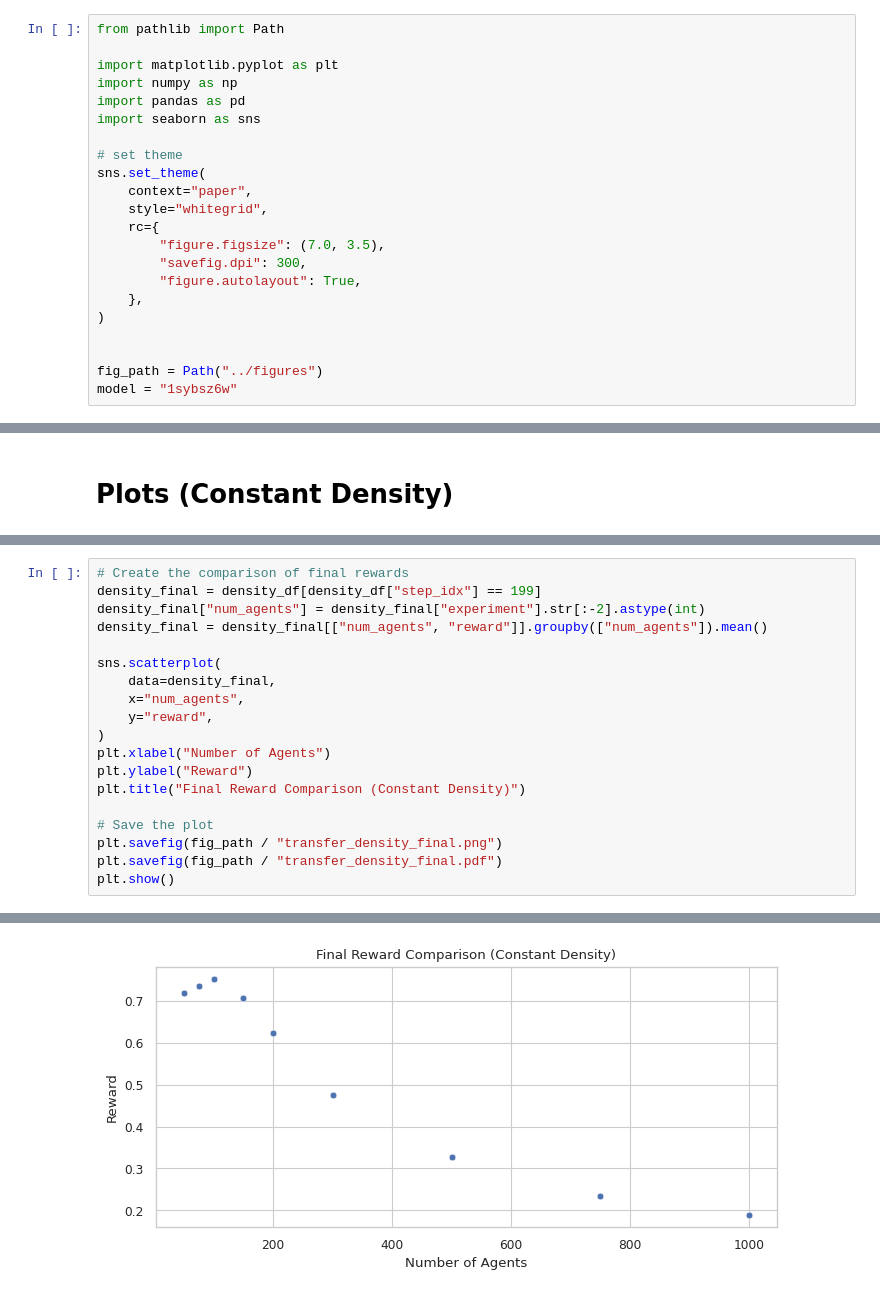
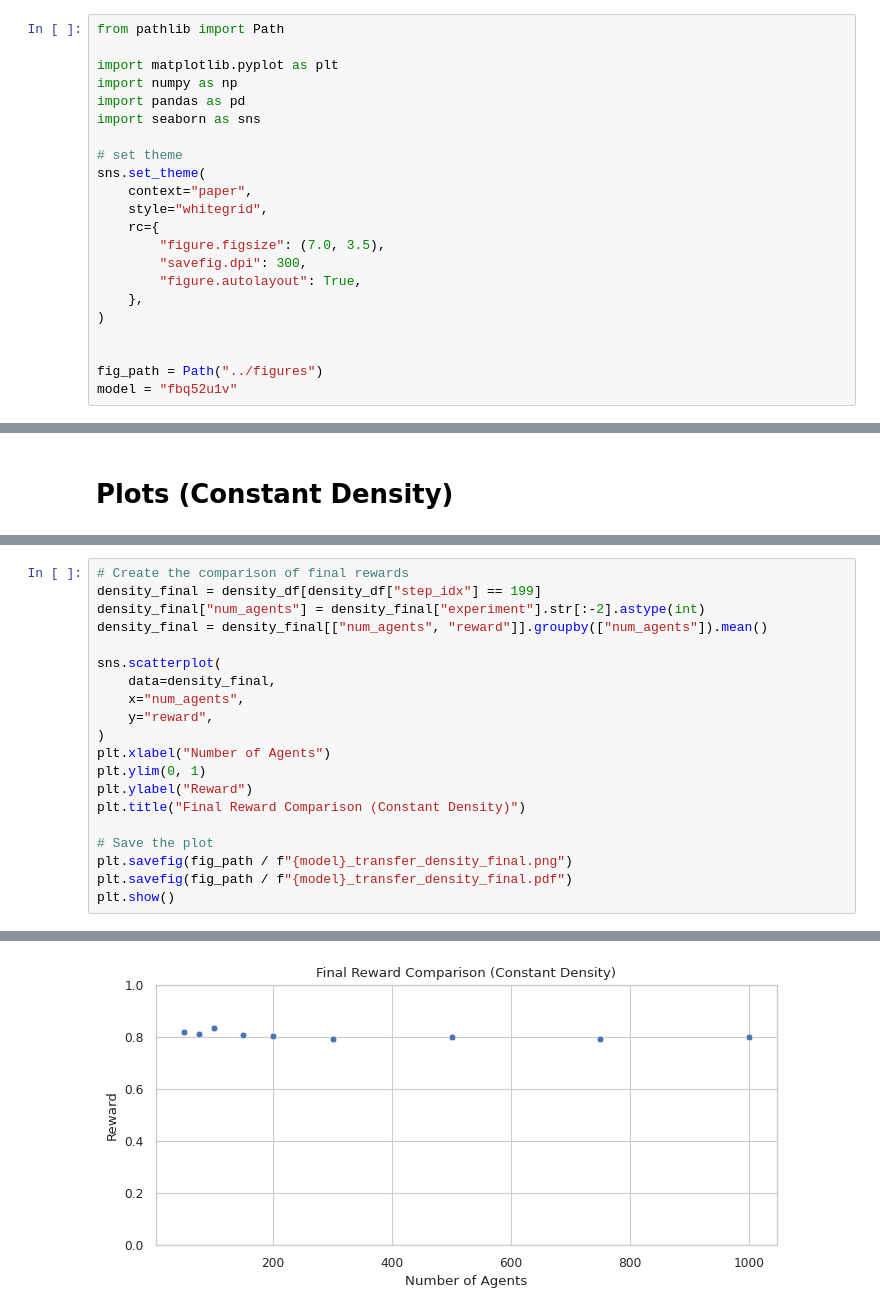
Before and after one commit to Damowerko/motion-planning, a Jupyter notebook: notebooks/transfer.ipynb, the cells around one changed output, grey strips where cells are left out. Saved outputs shown, nothing was run; the diff lists cells and outputs as text.

```diff
--- a/notebooks/transfer.ipynb
+++ b/notebooks/transfer.ipynb
@@ -19,7 +19,7 @@ sns.set_theme(
 
 
 fig_path = Path("../figures")
-model = "1sybsz6w"
+model = "fbq52u1v"
 # %% [markdown]
 # Load Data
 # %%
@@ -175,26 +177,27 @@ plt.show()
 # %%
 # Create the comparison of final rewards
 density_final = density_df[density_df["step_idx"] == 199]
 density_final["num_agents"] = density_final["experiment"].str[:-2].astype(int)
 density_final = density_final[["num_agents", "reward"]].groupby(["num_agents"]).mean()
 
 sns.scatterplot(
     data=density_final,
     x="num_agents",
     y="reward",
 )
 plt.xlabel("Number of Agents")
+plt.ylim(0, 1)
 plt.ylabel("Reward")
 plt.title("Final Reward Comparison (Constant Density)")
 
 # Save the plot
-plt.savefig(fig_path / "transfer_density_final.png")
-plt.savefig(fig_path / "transfer_density_final.pdf")
+plt.savefig(fig_path / f"{model}_transfer_density_final.png")
+plt.savefig(fig_path / f"{model}_transfer_density_final.pdf")
 plt.show()
 # %% [output]
 A value is trying to be set on a copy of a slice from a DataFrame.
 Try using .loc[row_indexer,col_indexer] = value instead
 
 See the caveats in the documentation: https://pandas.pydata.org/pandas-docs/stable/user_guide/indexing.html#returning-a-view-versus-a-copy
   density_final["num_agents"] = density_final["experiment"].str[:-2].astype(int)
-[figure, old version]
+[figure, new version]
```
Also changed, not shown: parts of 6 cells of this notebook, 1 other file.
